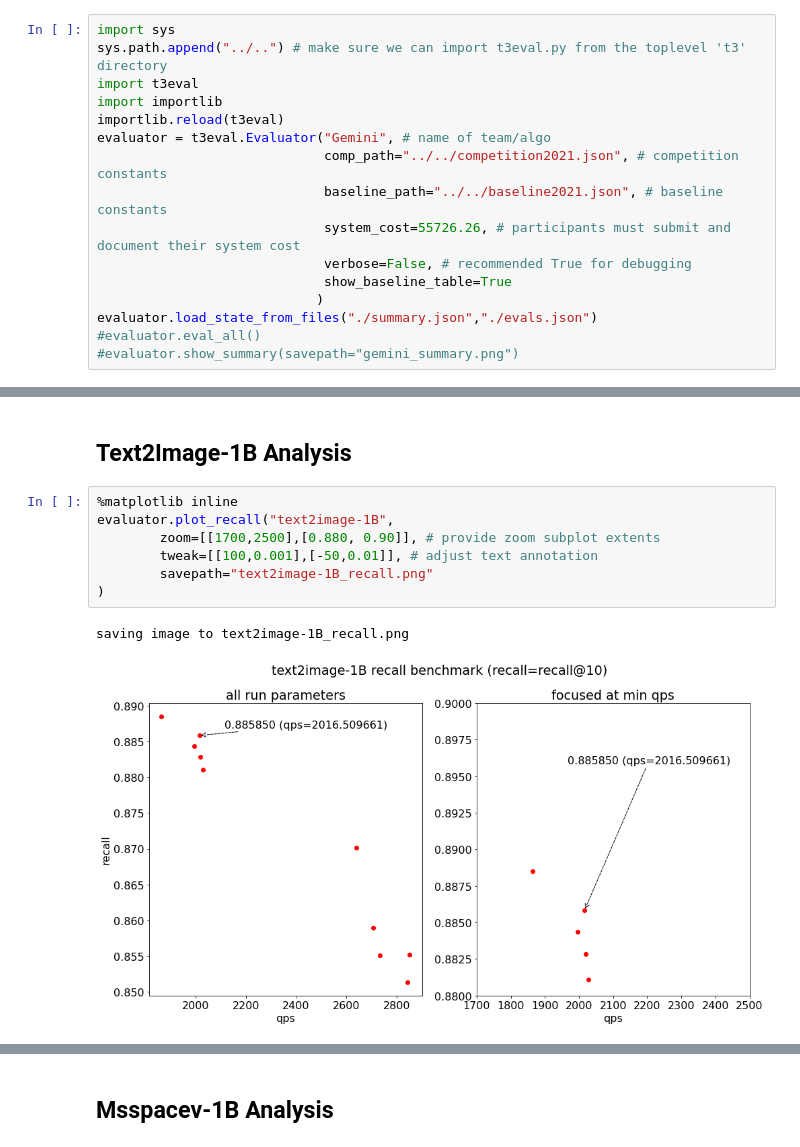
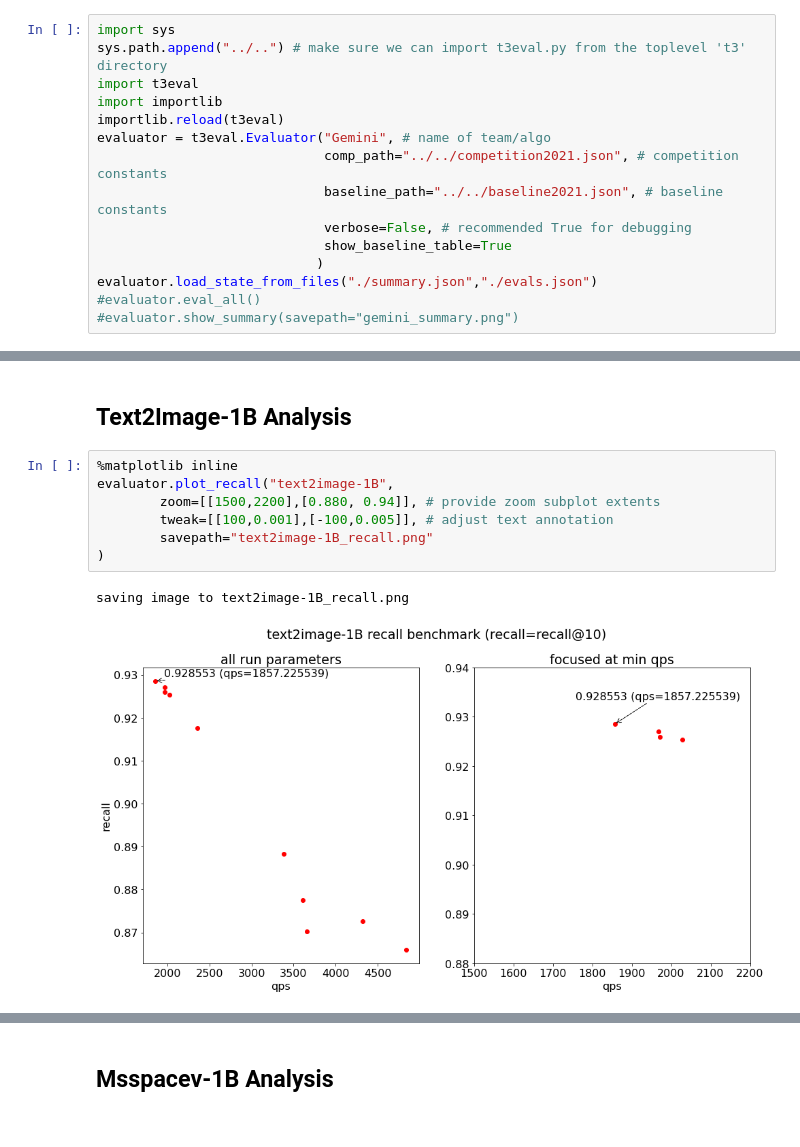
Before and after one commit to harsha-simhadri/big-ann-benchmarks, a Jupyter notebook: t3/eval_2021/gemini/EvalPublic.ipynb, the cells around one changed output, grey strips where cells are left out. Drawn from its saved outputs; the diff is of its cells as text.

```diff
--- a/t3/eval_2021/gemini/EvalPublic.ipynb
+++ b/t3/eval_2021/gemini/EvalPublic.ipynb
@@ -9,7 +9,6 @@ importlib.reload(t3eval)
 evaluator = t3eval.Evaluator("Gemini", # name of team/algo
                              comp_path="../../competition2021.json", # competition constants
                              baseline_path="../../baseline2021.json", # baseline constants
-                             system_cost=55726.26, # participants must submit and document their system cost
                              verbose=False, # recommended True for debugging
                              show_baseline_table=True
                             )
@@ -83,13 +82,13 @@ evaluator.plot_power("bigann-1B",
 # %%
 %matplotlib inline
 evaluator.plot_recall("text2image-1B",
-        zoom=[[1700,2500],[0.880, 0.90]], # provide zoom subplot extents
-        tweak=[[100,0.001],[-50,0.01]], # adjust text annotation
+        zoom=[[1500,2200],[0.880, 0.94]], # provide zoom subplot extents
+        tweak=[[100,0.001],[-100,0.005]], # adjust text annotation
         savepath="text2image-1B_recall.png"
 )
 # %% [output]
 saving image to text2image-1B_recall.png
-[figure, old version]
+[figure, new version]
 # %%
 %matplotlib inline
 evaluator.plot_throughput("text2image-1B",
```
Also changed, not shown: parts of 17 cells of this notebook, 18 other files.
